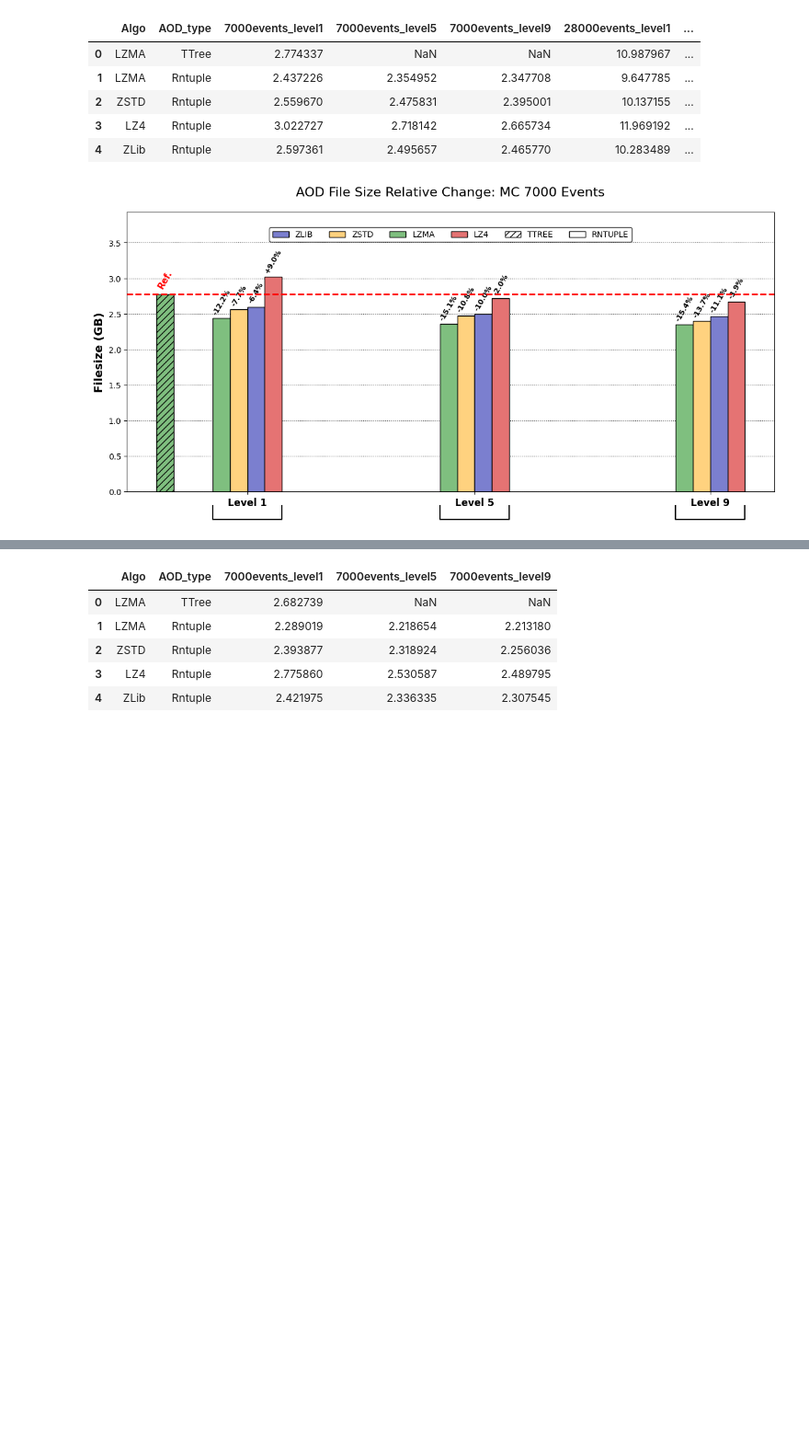
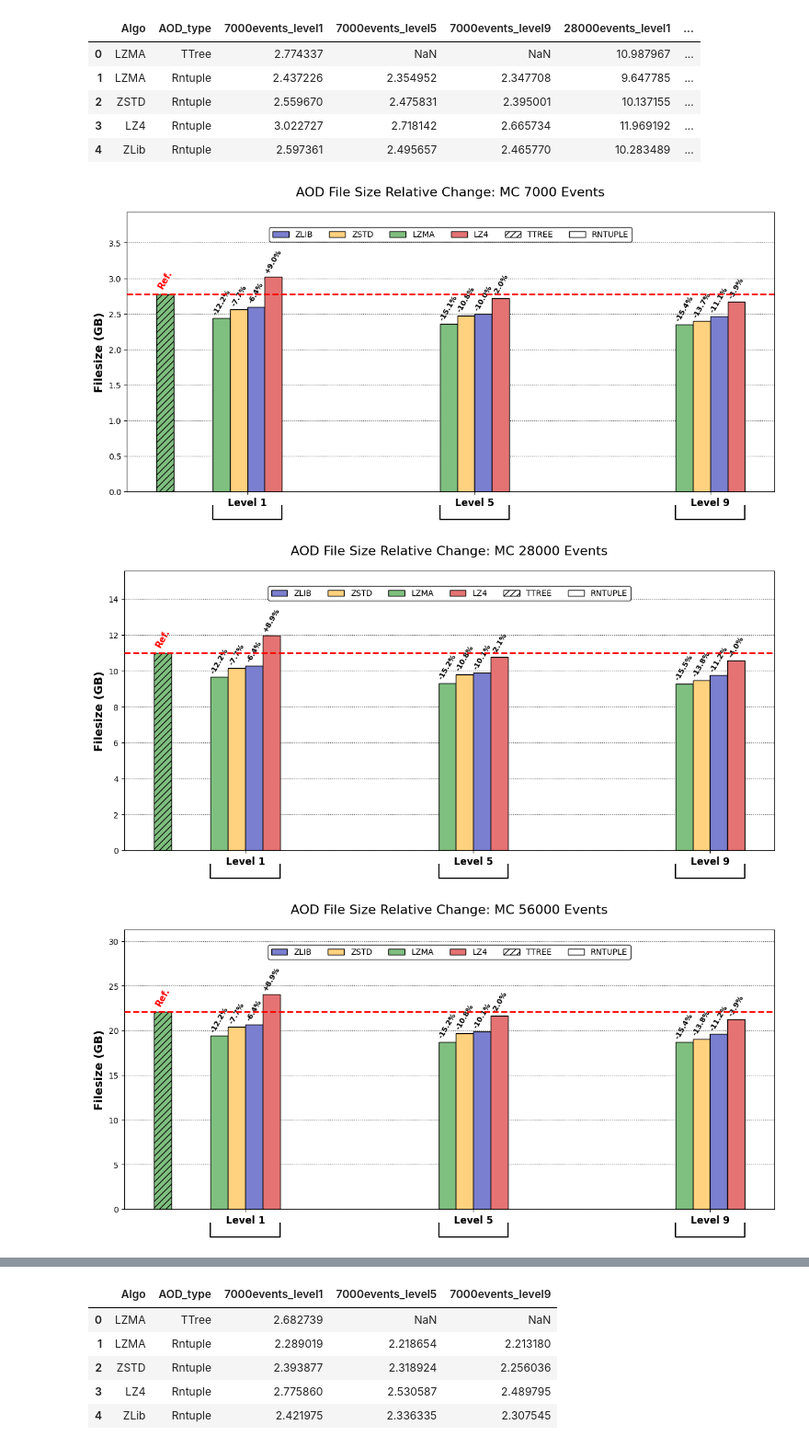
Before and after one commit to Bralyne/DAOD_Compression_Analysis, a Jupyter notebook: workspaces/Analysis.ipynb, the cells around one changed output, grey strips where cells are left out. Shown at 92% size. Cells and saved outputs as stored; diff of their text form; code cells hidden in the pictures; blank space fills up the shorter version.

```diff
--- a/workspaces/Analysis.ipynb
+++ b/workspaces/Analysis.ipynb
@@ -35,7 +35,7 @@ df['AOD_type'] = df['AOD_type'].str.lower()
 algorithms = ["zlib", "zstd", "lzma", "lz4"]
 levels = [1, 5, 9]
 formats = ["ttree", "rntuple"]
-event_counts = [7000]
+event_counts = [7000, 28000,56000,112000]
 
 colors = {"zlib": "#7b7fcf", "zstd": "#ffd27f", "lzma": "#7fbf7f", "lz4": "#e57373"}
 hatches = {"ttree": "///", "rntuple": ""}
@@ -85,7 +85,7 @@ for num_events in event_counts:
 
         start_offset = -((num_bars - 1) * bar_width) / 2
 
-        # Track separate min/max for RNtuple bars to exclude TTree from the bracket
+
         rntuple_x_coords = []
         all_x_coords = []
 
@@ -115,30 +115,33 @@ for num_events in event_counts:
         min_rntuple_x = min(rntuple_x_coords) if rntuple_x_coords else x_centers[l_idx]
         max_rntuple_x = max(rntuple_x_coords) if rntuple_x_coords else x_centers[l_idx]
 
         ax.plot([min_rntuple_x - bracket_pad, min_rntuple_x - bracket_pad, max_rntuple_x + bracket_pad, max_rntuple_x + bracket_pad],
                 [-0.05, -0.1, -0.1, -0.05], color='black', transform=ax.get_xaxis_transform(), clip_on=False)
 
         # Center the X-axis label perfectly underneath the whole structural group
         bracket_centers.append((min_rntuple_x - bracket_pad + max_rntuple_x + bracket_pad) / 2)
 
     ax.axhline(ref_value, color="red", linestyle="--", linewidth=2, zorder=5)
     ax.yaxis.grid(True, linestyle=":", color="black", alpha=0.8, zorder=0)
 
     ax.set_xticks(bracket_centers)
     ax.set_xticklabels([f"Level {l}" for l in levels], fontsize=12, fontweight="bold")
 
     ax.set_ylabel("Filesize (GB)", fontsize=14, fontweight="bold")
     ax.set_title(f"AOD File Size Relative Change: MC {num_events} Events", fontsize=16, pad=20)
 
     ax.set_ylim(0, max_in_this_plot * 1.3)
 
     algo_patches = [Patch(facecolor=colors[a], label=a.upper(), edgecolor="black") for a in algorithms]
     format_patches = [Patch(facecolor="white", edgecolor="black", hatch=hatches[f], label=f.upper()) for f in formats]
 
     ax.legend(handles=algo_patches + format_patches, loc='upper center',
                 ncol=6, frameon=True, edgecolor="black", bbox_to_anchor=(0.5, 0.96))
 
     plt.tight_layout()
+
     plt.show()
 # %% [output]
 [figure]
+[figure, added]
+[figure, added]
```
Also changed, not shown: parts of 6 cells of this notebook.
